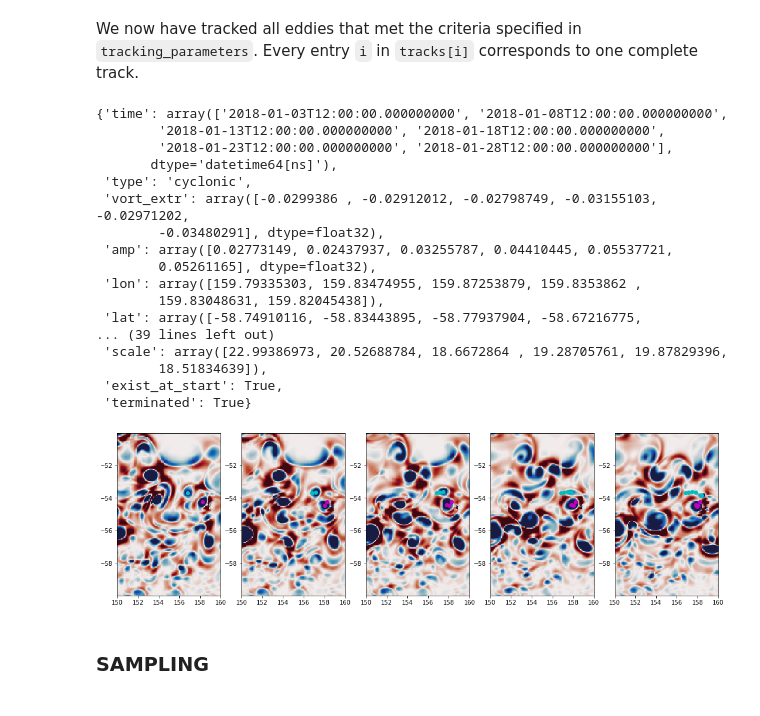
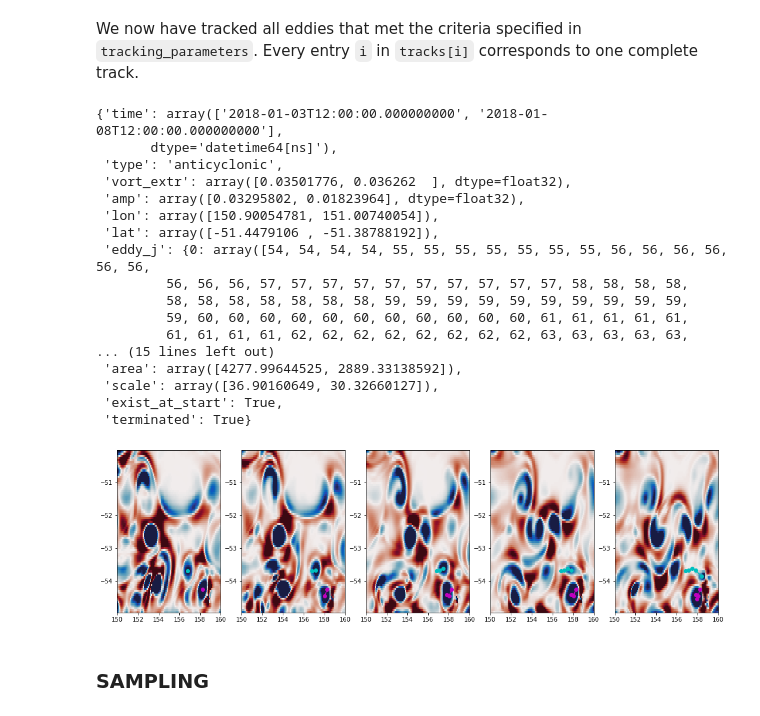
Before and after one commit to marimpacheco/notebooks, a Jupyter notebook: run_eddytools_example.ipynb, the cells around one changed output. Cells and saved outputs as stored; diff of their text form; code cells hidden in the pictures.

```diff
--- a/run_eddytools_example.ipynb
+++ b/run_eddytools_example.ipynb
@@ -150,6 +169,6 @@ data_int.to_netcdf(datapath + 'example/eddies/test_data.nc', mode='w')
 # %%
 # If we already did the interpolation earlier and now start off with the interpolated fields, we just uncomment the line below to load them
-#data_int = xr.open_dataset(datapath + 'example/eddies/test_data.nc')
+data_int = xr.open_dataset(datapath + 'eddies/test_data.nc')
 # %%
 # Let's have a look at the fields
 data_int
@@ -186,13 +205,13 @@ detection_parameters = {'start_time': '2018-01-01', # time range start
                         'end_time': '2018-12-31', # time range end
                         'lon1': 150, # minimum longitude of detection region
                         'lon2': 160, # maximum longitude
-                        'lat1': -60, # minimum latitude
+                        'lat1': -55, # minimum latitude
                         'lat2': -50, # maximum latitude
-                        'min_dep': 1000, # minimum ocean depth where to look for eddies
-                        'res': 1./10., # resolution of the fields
-                        'OW_thr': data_int, #
-                        'OW_thr_name': 'OW_std', #.compute(), # Okubo-Weiss threshold for eddy detection
-                        'OW_thr_factor': -0.3,
+                        'min_dep': 1000, # minimum ocean depth where to look for eddies in m
+                        'res': 1./10., # resolution of the fields in degree
+                        'OW_thr': data_int['OW_std'].values, #
+                        'OW_thr_name': 'OW_std', # Okubo-Weiss threshold for eddy detection
+                        'OW_thr_factor': -0.3, # Okubo-Weiss parameter threshold
                         'Npix_min': 20, # minimum number of pixels (grid cells) to be considered as eddy
                         'Npix_max': 500} # maximum number of pixels (grid cells)
 # %%
@@ -236,7 +262,7 @@ We see that all features below a certain OW threshold have been detected. Some o
 # For every time step, we store one file on disk with all the information of the detected eddies at this time step
 for i in np.arange(0, len(eddies)):
     datestring = str(eddies[i][0]['time'])[0:10]
-    with open(datapath + 'example/eddies/'
+    with open(datapath + 'eddies/'
           + '1_ORION10.L46.LIM2vp.CFCSF6.MOPS.JRA.XIOS2.5-EXP01_5d_' + str(datestring) + '_eddies_OW0.3.pickle', 'wb') as f:
         pickle.dump(eddies[i], f, pickle.HIGHEST_PROTOCOL)
     f.close()
@@ -246,18 +277,18 @@ for i in np.arange(0, len(eddies)):
 # Specify parameters for eddy tracking
 tracking_parameters = {'start_time': '2018-01-03', # time range start
                         'end_time': '2018-12-31', # time range end
-                        'dt': 5,
+                        'dt': 5, # temporal resolution of the data in days
                         'lon1': 150, # minimum longitude of detection region
                         'lon2': 160, # maximum longitude
-                        'lat1': -60, # minimum latitude
+                        'lat1': -55, # minimum latitude
                         'lat2': -50, # maximum latitude
                        'dE': 50., # maximum distance of search ellipsis from eddy center in towards the east
                                  # (if set to 0, it will be calculated as (150. / (7. / dt)))
                        'eddy_scale_min': 0.5, # minimum factor by which eddy amplitude and area are allowed to change in one timestep
                        'eddy_scale_max': 1.5, # maximum factor by which eddy amplitude and area are allowed to change in one timestep
-                       'dict': eddies, # dictionary containing detected eddies to be used when not stored in files (set to 0 otherwise)
+                       'dict': 0, # dictionary containing detected eddies to be used when not stored in files (set to 0 otherwise)
                        'data_path': datapath + '/', # path to the detected eddies pickle files
-                       'file_root': 'example/eddies/1_ORION10.L46.LIM2vp.CFCSF6.MOPS.JRA.XIOS2.5-EXP01_5d',
+                       'file_root': 'eddies/1_ORION10.L46.LIM2vp.CFCSF6.MOPS.JRA.XIOS2.5-EXP01_5d',
                        'file_spec': 'eddies_OW0.3',
                        'ross_path': datapath + '/'} # path to rossrad.dat containing Chelton et a1. 1998 Rossby radii
 # %%
@@ -276,40 +307,40 @@ tracking at time step  66  of  73
 We now have tracked all eddies that met the criteria specified in `tracking_parameters`. Every entry `i` in `tracks[i]` corresponds to one complete track.
 # %%
 # The entries in `track` look like this
-tracks[6]
+tracks[10]
 # %% [output]
-{'time': array(['2018-01-03T12:00:00.000000000', '2018-01-08T12:00:00.000000000',
-        '2018-01-13T12:00:00.000000000', '2018-01-18T12:00:00.000000000',
-        '2018-01-23T12:00:00.000000000', '2018-01-28T12:00:00.000000000'],
+{'time': array(['2018-01-03T12:00:00.000000000', '2018-01-08T12:00:00.000000000'],
        dtype='datetime64[ns]'),
- 'type': 'cyclonic',
- 'vort_extr': array([-0.0299386 , -0.02912012, -0.02798749, -0.03155103, -0.02971202,
-        -0.03480291], dtype=float32),
- 'amp': array([0.02773149, 0.02437937, 0.03255787, 0.04410445, 0.05537721,
-        0.05261165], dtype=float32),
- 'lon': array([159.79335303, 159.83474955, 159.87253879, 159.8353862 ,
-        159.83048631, 159.82045438]),
- 'lat': array([-58.74910116, -58.83443895, -58.77937904, -58.67216775,
-... (39 lines left out)
- 'scale': array([22.99386973, 20.52688784, 18.6672864 , 19.28705761, 19.87829396,
-        18.51834639]),
+ 'type': 'anticyclonic',
+ 'vort_extr': array([0.03501776, 0.036262  ], dtype=float32),
+ 'amp': array([0.03295802, 0.01823964], dtype=float32),
+ 'lon': array([150.90054781, 151.00740054]),
+ 'lat': array([-51.4479106 , -51.38788192]),
+ 'eddy_j': {0: array([54, 54, 54, 54, 55, 55, 55, 55, 55, 55, 55, 56, 56, 56, 56, 56, 56,
+         56, 56, 56, 57, 57, 57, 57, 57, 57, 57, 57, 57, 57, 58, 58, 58, 58,
+         58, 58, 58, 58, 58, 58, 58, 59, 59, 59, 59, 59, 59, 59, 59, 59, 59,
+         59, 60, 60, 60, 60, 60, 60, 60, 60, 60, 60, 60, 61, 61, 61, 61, 61,
+         61, 61, 61, 61, 62, 62, 62, 62, 62, 62, 62, 62, 63, 63, 63, 63, 63,
+... (15 lines left out)
+ 'area': array([4277.99644525, 2889.33138592]),
+ 'scale': array([36.90160649, 30.32660127]),
  'exist_at_start': True,
  'terminated': True}
 # %%
 # To have a look at how the tracking performs, just pick too eddies and see whether they are tracked.
-ed1 = 29
-ed2 = 32
+ed1 = 2
+ed2 = 5
 t = 0
 j = 5
 
 plt.figure(figsize=(18, j))
 
 for i in np.arange(0, j):
     plt.subplot(1, j, i + 1)
     plt.pcolormesh(data_int.lon, data_int.lat, data_int.OW.isel(time=t + i), vmin=-0.01, vmax=0.01, cmap=cm.balance)
     plt.plot(tracks[ed1]['lon'][t:t + i+1], tracks[ed1]['lat'][t:t + i+1], marker='o', color='m')
     plt.plot(tracks[ed2]['lon'][t:t + i+1], tracks[ed2]['lat'][t:t + i+1], marker='o', color='c')
 # %% [output]
-[figure, old version]
+[figure, new version]
 # %%
 # We save the tracks for later use
```
Also changed, not shown: parts of 33 cells of this notebook.
